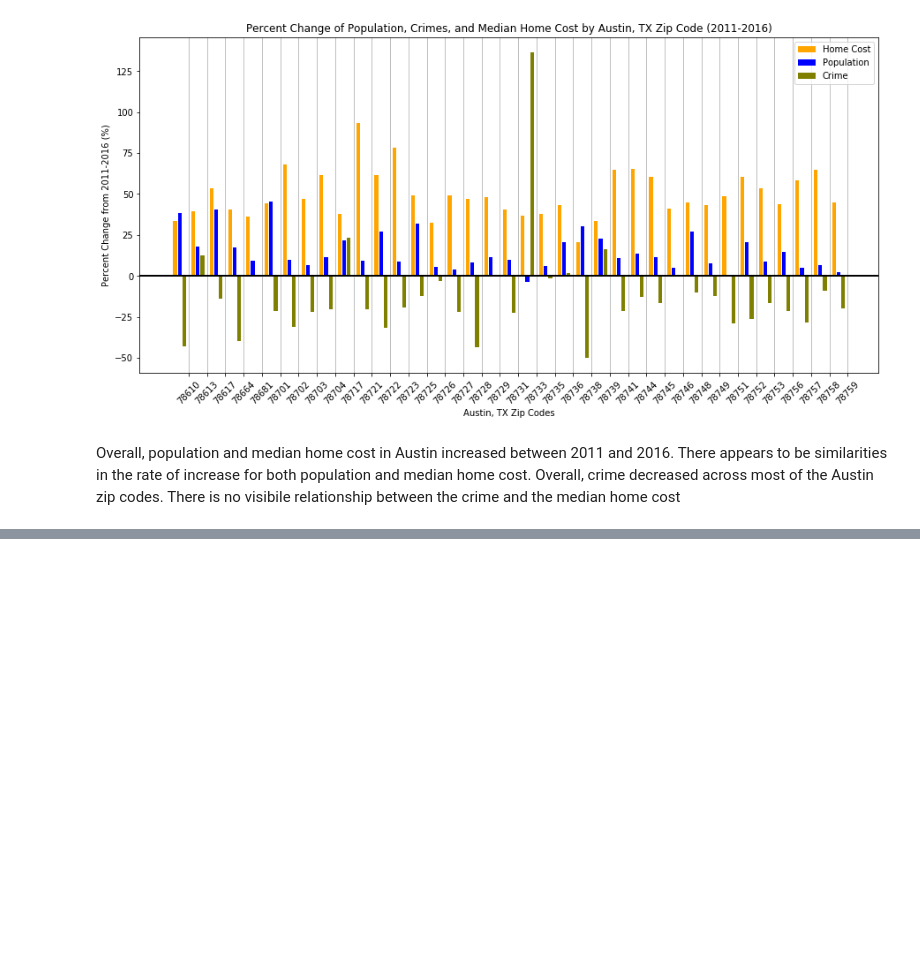
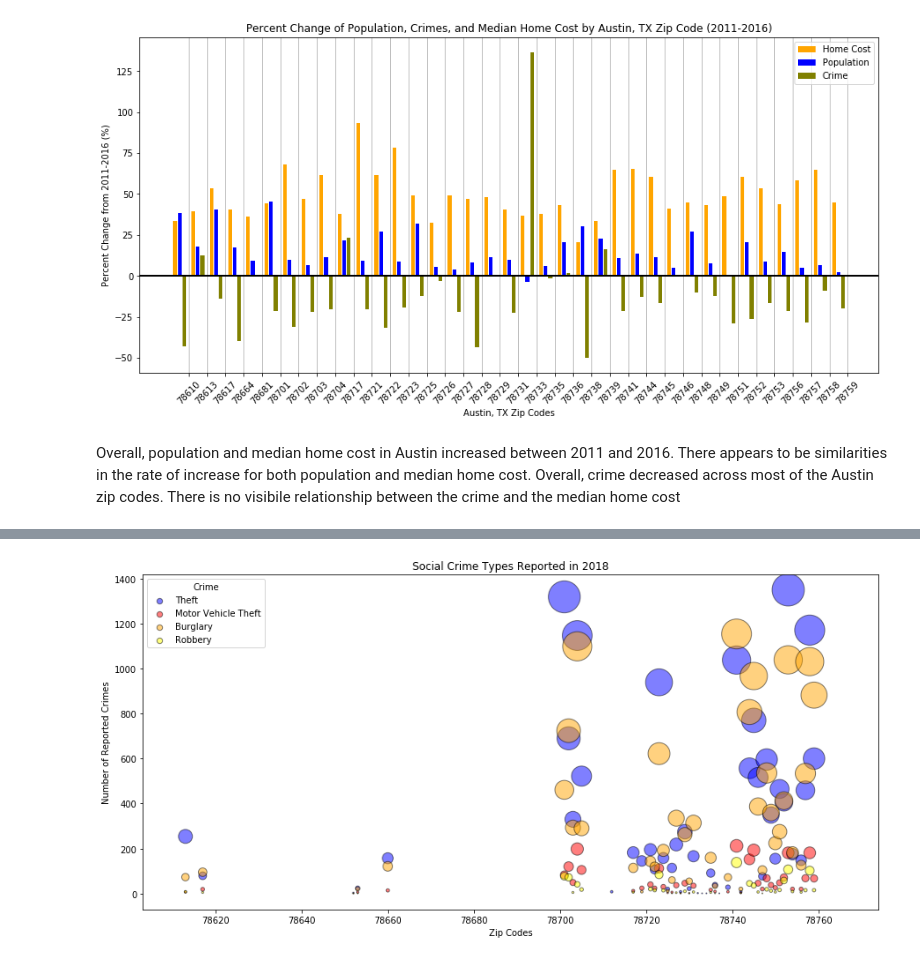
Before and after one commit to AshleyMcGee/atx_crime_analysis, a Jupyter notebook: robert_mcalmon/ATX_Crime_Analysis.ipynb, the cells around one changed output, grey strips where cells are left out. Saved outputs shown, nothing was run; the diff lists cells and outputs as text; code cells hidden in the pictures; blank space fills up the shorter version.

```diff
--- a/robert_mcalmon/ATX_Crime_Analysis.ipynb
+++ b/robert_mcalmon/ATX_Crime_Analysis.ipynb
@@ -318,0 +345,5 @@ There is no visibile relationship between the crime and the median home cost
+# %%
+#Theft
+theft = crime_type[crime_type['Highest Offense Description'] == 'Theft']
+theft_reports = theft["Reports"]
+theft_zips = theft["Zip Code"]
@@ -318,0 +355,15 @@ There is no visibile relationship between the crime and the median home cost
+# %%
+#Burglary
+burglary = crime_type[crime_type['Highest Offense Description'] == 'Burglary']
+burglary_reports = burglary["Reports"]
+burglary_zips = burglary["Zip Code"]
+# %%
+#Motor Vehicle Theft
+mv_theft = crime_type[crime_type['Highest Offense Description'] == 'Motor Vehicle Theft']
+mv_theft_reports = mv_theft["Reports"]
+mv_theft_zips = mv_theft["Zip Code"]
+# %%
+#Robbery
+robbery = crime_type[crime_type['Highest Offense Description'] == 'Robbery']
+robbery_reports = robbery["Reports"]
+robbery_zips = robbery["Zip Code"]
@@ -318,0 +412,19 @@ There is no visibile relationship between the crime and the median home cost
+# %%
+plt.scatter(theft_zips, theft_reports, facecolor='blue', edgecolor='black', alpha= 0.5, s=theft["Reports"], label="Theft")
+plt.scatter(mv_theft_zips, mv_theft_reports, facecolor='red', edgecolor='black', alpha= 0.5, s=mv_theft["Reports"], label="Motor Vehicle Theft")
+plt.scatter(burglary_zips, burglary_reports, facecolor='orange', edgecolor='black', alpha=0.5, s=burglary["Reports"], label="Burglary")
+plt.scatter(robbery_zips, robbery_reports, facecolor='yellow', edgecolor='black', alpha=0.5, s=robbery["Reports"], label="Robbery")
+plt.xlabel("Zip Codes")
+plt.ylabel("Number of Reported Crimes")
+plt.title("Social Crime Types Reported in 2018")
+lgnd = plt.legend(title="Crime")
+lgnd.legendHandles[0]._sizes = [40]
+lgnd.legendHandles[1]._sizes = [40]
+lgnd.legendHandles[2]._sizes = [40]
+lgnd.legendHandles[3]._sizes = [40]
+fig = plt.gcf()
+fig.set_size_inches(15,7)
+plt.savefig("nonviolent_crimes.png")
+plt.show()
+# %% [output]
+[figure, added]
```
Also changed, not shown: parts of 12 cells of this notebook, 3 other files.
